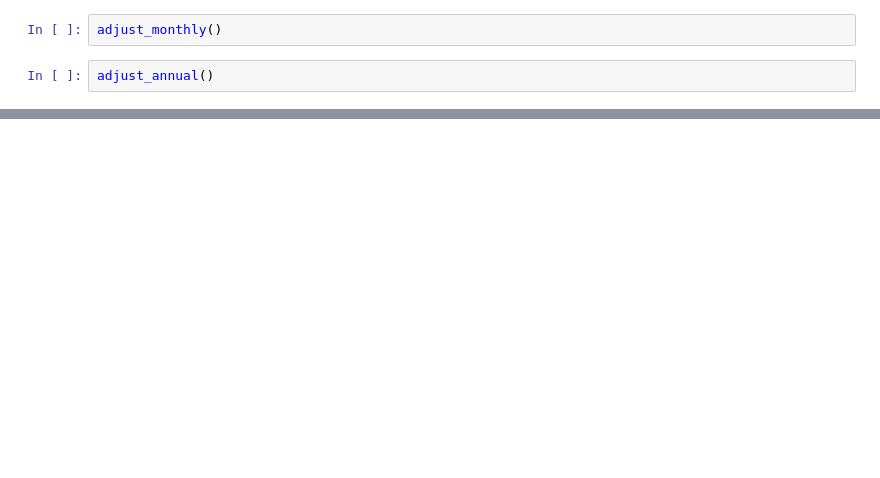
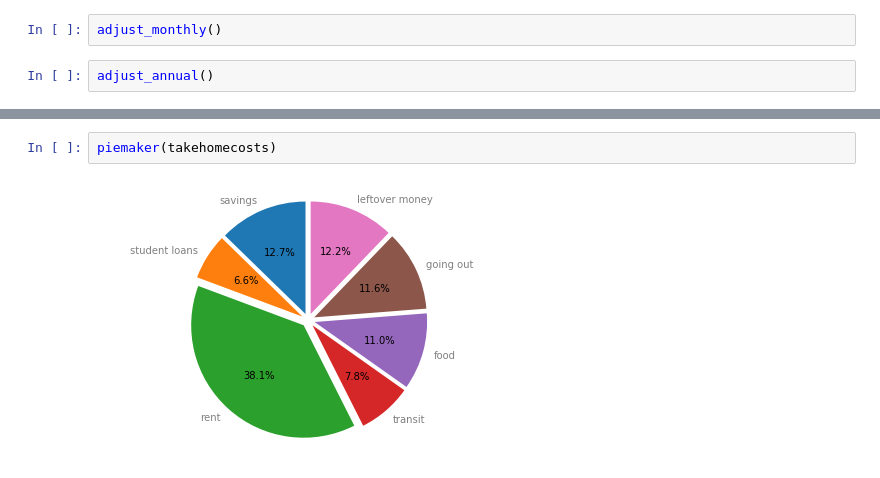
Before and after one commit to kmoore296/budget-app, a Jupyter notebook: Budget app.ipynb, the cells around one changed output, grey strips where cells are left out. Drawn from its saved outputs; the diff is of its cells as text; blank space fills up the shorter version.

```diff
--- a/Budget app.ipynb
+++ b/Budget app.ipynb
@@ -211,0 +368,4 @@ adjust_annual()
+# %%
+piemaker(takehomecosts)
+# %% [output]
+[figure, added]
```
Also changed, not shown: parts of 12 cells of this notebook.
